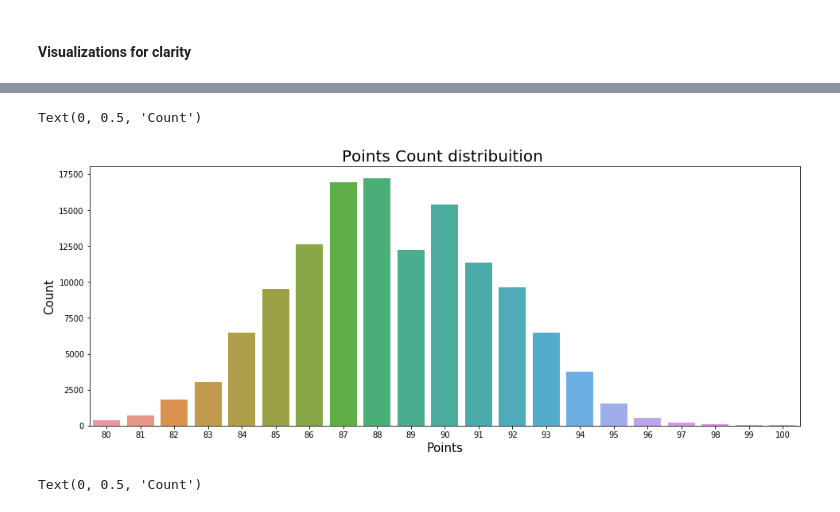
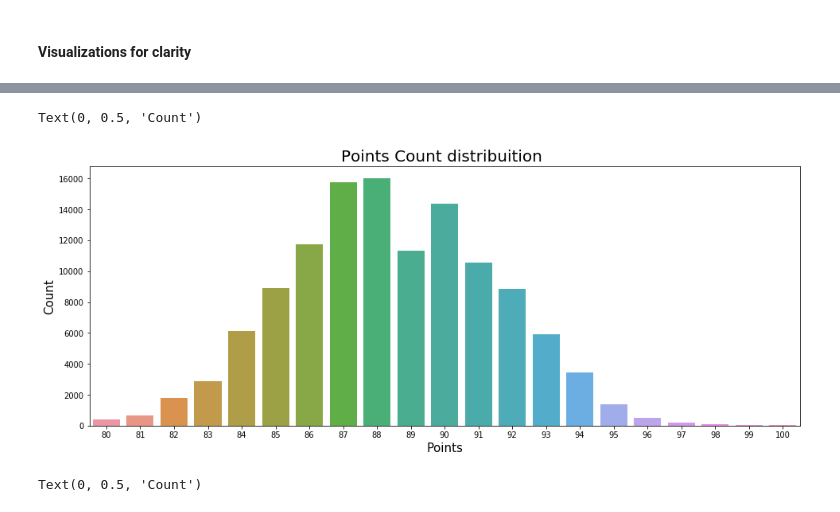
Before and after one commit to harrisonhardin/Mod5Project, a Jupyter notebook: Harrison_Scratch.ipynb, the cells around one changed output, grey strips where cells are left out. Cells and saved outputs as stored; diff of their text form; code cells hidden in the pictures.

```diff
--- a/Harrison_Scratch.ipynb
+++ b/Harrison_Scratch.ipynb
@@ -152,0 +187,4 @@ Index: []
+# %%
+#Narrow down to only the columns I'll need for my analysis and clean the data
+wine = winedf[['country', 'points', 'price', 'variety', 'winery', 'description']].copy()
+wine = wine.dropna().reset_index(drop=True)
@@ -155,15 +269,15 @@ Index: []
 # %%
 # define the size of figures that I will build
 plt.figure(figsize=(16,6))
 
 plt.subplot(1,1,1)
-g = sns.countplot(x='points', data=winedf) # seting the seaborn countplot to known the points distribuition
+g = sns.countplot(x='points', data=wine) # seting the seaborn countplot to known the points distribuition
 g.set_title("Points Count distribuition ", fontsize=20) # seting title and size of font
 g.set_xlabel("Points", fontsize=15) # seting xlabel and size of font
 g.set_ylabel("Count", fontsize=15) # seting ylabel and size of font
 # %% [output]
 Text(0, 0.5, 'Count')
-[figure, old version]
+[figure, new version]
 # %%
 # This shows the best place to split on if wine is good or bad is just above 6, say 6.5
 plt.figure(figsize=(16,6))
```
Also changed, not shown: parts of 87 cells of this notebook, 1 other file.
